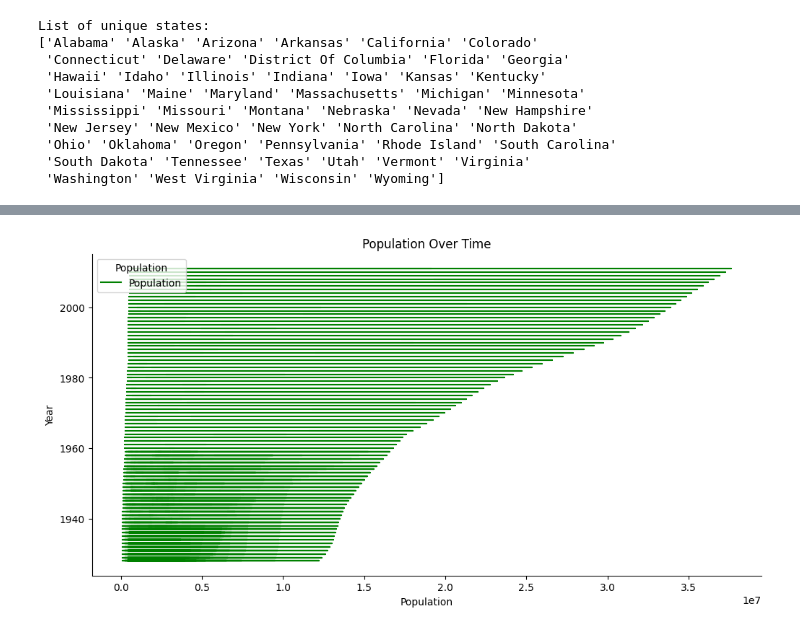
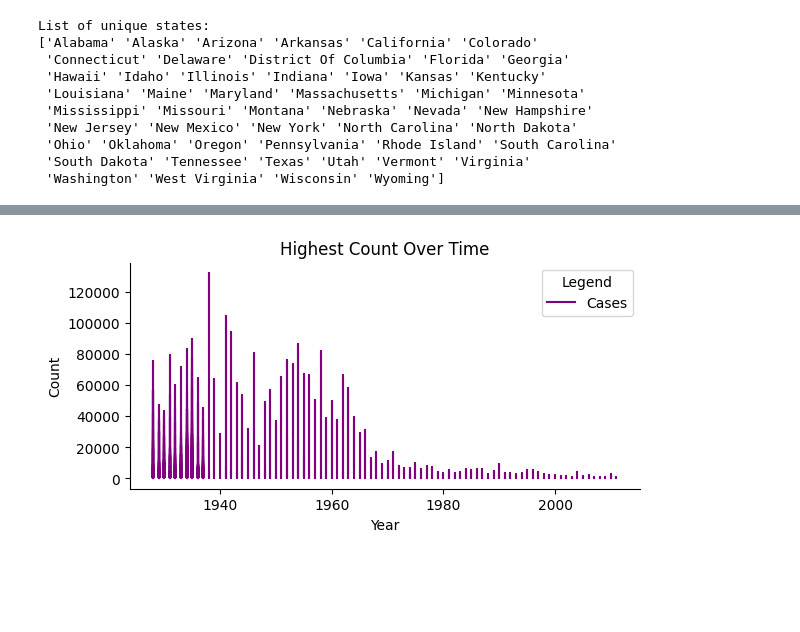
Before and after one commit to zbegum2/Data110, a Jupyter notebook: Project_1.ipynb, the cells around one changed output, grey strips where cells are left out. Cells and saved outputs as stored; diff of their text form; code cells hidden in the pictures; blank space fills up the shorter version.

```diff
--- a/Project_1.ipynb
+++ b/Project_1.ipynb
@@ -231,29 +90,30 @@ plt.show()
 # %%
 from matplotlib import pyplot as plt
 import seaborn as sns
 
-# Create a new DataFrame without the 'disease' column
 df_filtered = df.drop(columns=['disease'])
 
 def _plot_series(series, series_index=0):
-    palette = ['green']  # Set a single color for all lines
-    xs = series['population']
-    ys = series['year']  # Changed from 'count' to 'population'
+    palette = ['purple']
+    xs = series['year']
+    ys = series['count']
 
-    plt.plot(xs, ys, color=palette[0], label=f'Series {series_index + 1}')
+    plt.plot(xs, ys, color=palette[0])
 
-fig, ax = plt.subplots(figsize=(10, 5.2), layout='constrained')
+fig, ax = plt.subplots(figsize=(6, 3), layout='constrained')
 df_sorted = df_filtered.sort_values('year', ascending=True)
 
 for i, (year, series) in enumerate(df_sorted.groupby('year')):
     _plot_series(series, i)
 
-plt.legend(['Population'], title='Population', loc='upper left')
+plt.plot([], [], color='purple', label='Cases')
+plt.legend(title='Legend', loc='upper right')
+
 sns.despine(fig=fig, ax=ax)
-plt.xlabel('Population')
-plt.ylabel('Year')
+plt.xlabel('Year')
+plt.ylabel('Count')
 
-plt.title('Population Over Time')
+plt.title('Highest Count Over Time')
 plt.show()
 # %% [output]
-[figure, old version]
+[figure, new version]
```
Also changed, not shown: parts of 6 cells of this notebook.
